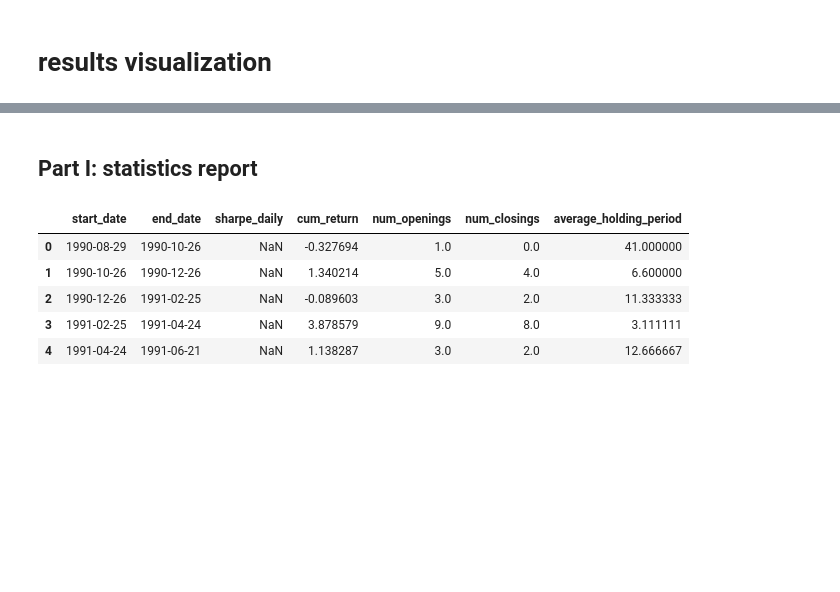
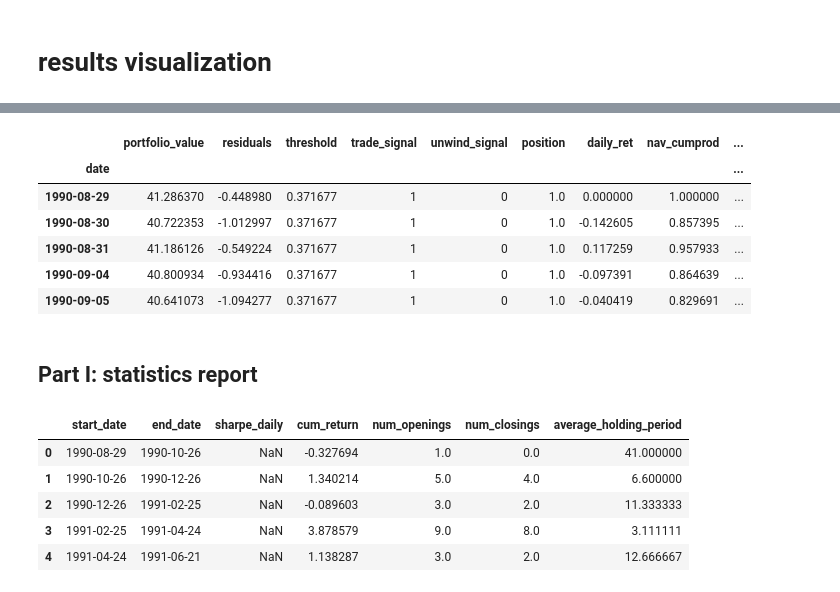
Before and after one commit to KeyangPan/PairsTrading, a Jupyter notebook: main_MRP_visualization.ipynb, the cells around one changed output, grey strips where cells are left out. Saved outputs shown, nothing was run; the diff lists cells and outputs as text; code cells hidden in the pictures; blank space fills up the shorter version.

```diff
--- a/main_MRP_visualization.ipynb
+++ b/main_MRP_visualization.ipynb
@@ -113,2 +48,12 @@ plt.show()
+# %%
+test_list[0].head()
+# %% [output]
+|  | portfolio_value | residuals | threshold | trade_signal | unwind_signal | position | daily_ret | nav_cumprod | ... |
+| date |  |  |  |  |  |  |  |  | ... |
+| 1990-08-29 | 41.286370 | -0.448980 | 0.371677 | 1 | 0 | 1.0 | 0.000000 | 1.000000 | ... |
+| 1990-08-30 | 40.722353 | -1.012997 | 0.371677 | 1 | 0 | 1.0 | -0.142605 | 0.857395 | ... |
+| 1990-08-31 | 41.186126 | -0.549224 | 0.371677 | 1 | 0 | 1.0 | 0.117259 | 0.957933 | ... |
+| 1990-09-04 | 40.800934 | -0.934416 | 0.371677 | 1 | 0 | 1.0 | -0.097391 | 0.864639 | ... |
+| 1990-09-05 | 40.641073 | -1.094277 | 0.371677 | 1 | 0 | 1.0 | -0.040419 | 0.829691 | ... |
 # %% [markdown]
 ## Part I: statistics report
```
Also changed, not shown: parts of 21 cells of this notebook, 10 other files.
